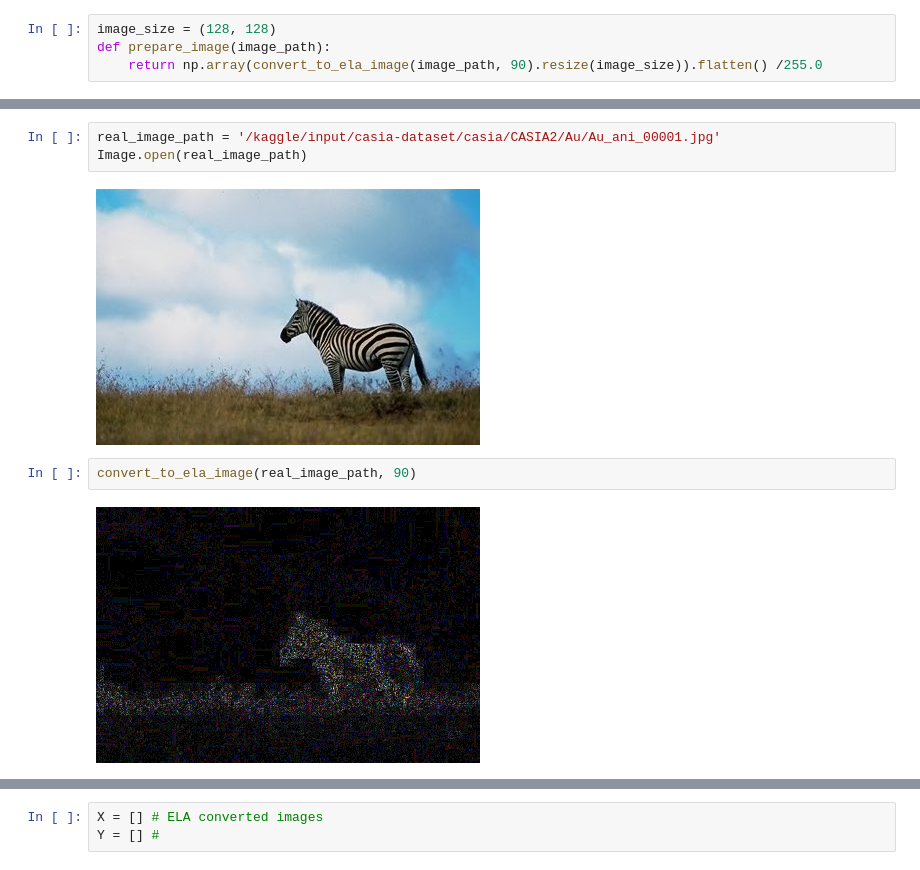
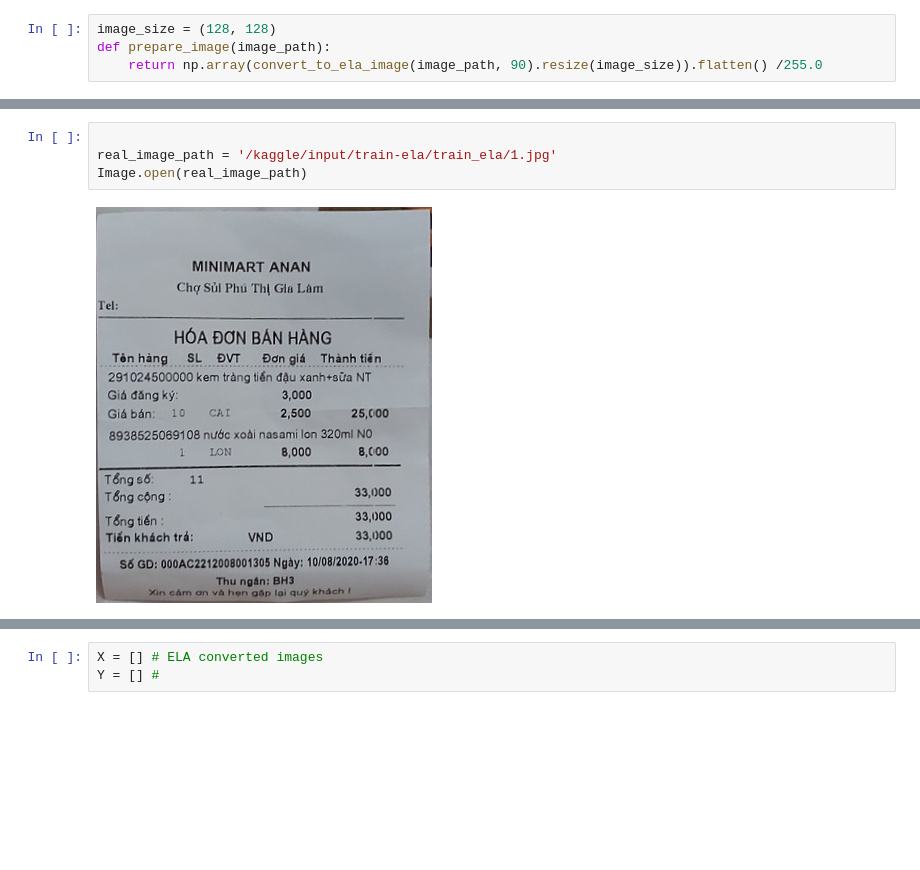
Before and after one commit to longlong892001/longlong892001, a Jupyter notebook: forgery.ipynb, the cells around one changed output, grey strips where cells are left out. Cells and saved outputs as stored; diff of their text form; blank space fills up the shorter version.

Commit message:
Kaggle Notebook | forgery | Version 7

```diff
--- a/forgery.ipynb
+++ b/forgery.ipynb
@@ -50,9 +79,6 @@ def prepare_image(image_path):
 # %%
-real_image_path = '/kaggle/input/casia-dataset/casia/CASIA2/Au/Au_ani_00001.jpg'
+
+real_image_path = '/kaggle/input/train-ela/train_ela/1.jpg'
 Image.open(real_image_path)
 # %% [output]
-[figure, old version]
+[figure, new version]
-# %%
-convert_to_ela_image(real_image_path, 90)
-# %% [output]
-[figure, removed]
```
Also changed, not shown: parts of 29 cells of this notebook.
